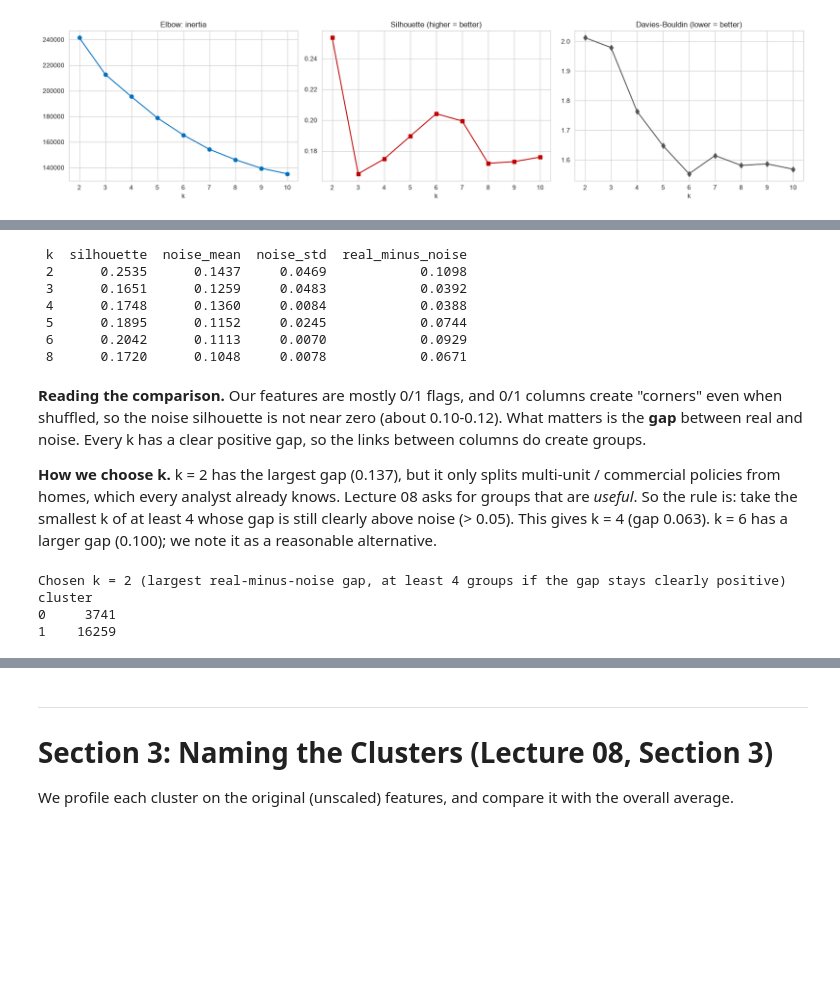
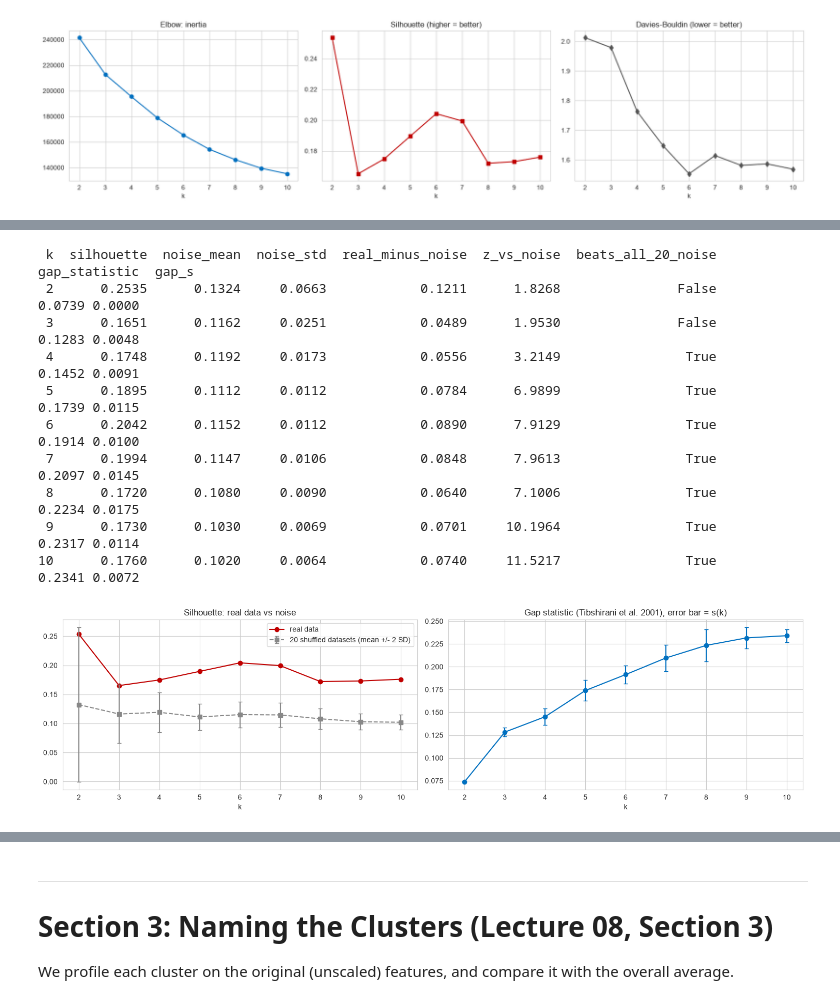
Before and after one commit to VenkatRepaka/nfip, a Jupyter notebook: 05_RQ3_building_policy_clusters.ipynb, the cells around one changed output, grey strips where cells are left out. Drawn from its saved outputs; the diff is of its cells as text; code cells hidden in the pictures; blank space fills up the shorter version.

```diff
--- a/05_RQ3_building_policy_clusters.ipynb
+++ b/05_RQ3_building_policy_clusters.ipynb
@@ -185,43 +197,53 @@ distribution but destroys the links between columns. Real structure lives in tho
 # %%
+NOISE_REPEATS = 20
+noise_k_values = list(range(2, 11))
 rng = np.random.default_rng(SEED)
 noise_rows = []
-for repeat in range(3):
+for repeat in range(NOISE_REPEATS):
     shuffled = scaled_sample.copy()
     for column_index in range(shuffled.shape[1]):
         shuffled[:, column_index] = rng.permutation(shuffled[:, column_index])
-    for k in [2, 3, 4, 5, 6, 8]:
-        labels = KMeans(n_clusters=k, n_init=10, random_state=SEED).fit_predict(shuffled)
-        noise_rows.append({'k': k, 'repeat': repeat, 'noise_silhouette': silhouette_score(shuffled, labels, sample_size=8000, random_state=SEED)})
-noise_table = pd.DataFrame(noise_rows).groupby('k')['noise_silhouette'].agg(['mean', 'std']).reset_index()
+    for k in noise_k_values:
+        noise_model = KMeans(n_clusters=k, n_init=10, random_state=SEED).fit(shuffled)
+        noise_rows.append({'k': k, 'repeat': repeat, 'noise_silhouette': silhouette_score(shuffled, noise_model.labels_, sample_size=8000, random_state=SEED),
+                           'noise_log_inertia': np.log(noise_model.inertia_)})
+noise_draws = pd.DataFrame(noise_rows)
+noise_table = noise_draws.groupby('k').agg(noise_mean=('noise_silhouette', 'mean'), noise_std=('noise_silhouette', 'std'),
+                                           noise_max=('noise_silhouette', 'max'), noise_log_W_mean=('noise_log_inertia', 'mean'),
+                                           noise_log_W_std=('noise_log_inertia', 'std')).reset_index()
 comparison = k_table.merge(noise_table, on='k')
-comparison['real_minus_noise'] = comparison['silhouette'] - comparison['mean']
-print(comparison[['k', 'silhouette', 'mean', 'std', 'real_minus_noise']].round(4).rename(columns={'mean': 'noise_mean', 'std': 'noise_std'}).to_string(index=False))
+comparison['real_minus_noise'] = comparison['silhouette'] - comparison['noise_mean']
+comparison['z_vs_noise'] = comparison['real_minus_noise'] / comparison['noise_std']
+comparison['beats_all_20_noise'] = comparison['silhouette'] > comparison['noise_max']
+comparison['gap_statistic'] = comparison['noise_log_W_mean'] - np.log(comparison['inertia'])
+comparison['gap_s'] = comparison['noise_log_W_std'] * np.sqrt(1 + 1 / NOISE_REPEATS)
+comparison.round(4).to_csv(TABLE_DIR / '05_rq3_k_selection.csv', index=False)
+print(comparison[['k', 'silhouette', 'noise_mean', 'noise_std', 'real_minus_noise', 'z_vs_noise', 'beats_all_20_noise',
+                  'gap_statistic', 'gap_s']].round(4).to_string(index=False))
 # %% [output]
- k  silhouette  noise_mean  noise_std  real_minus_noise
- 2      0.2535      0.1437     0.0469            0.1098
- 3      0.1651      0.1259     0.0483            0.0392
- 4      0.1748      0.1360     0.0084            0.0388
- 5      0.1895      0.1152     0.0245            0.0744
- 6      0.2042      0.1113     0.0070            0.0929
- 8      0.1720      0.1048     0.0078            0.0671
+ k  silhouette  noise_mean  noise_std  real_minus_noise  z_vs_noise  beats_all_20_noise  gap_statistic  gap_s
+ 2      0.2535      0.1324     0.0663            0.1211      1.8268               False         0.0739 0.0000
+ 3      0.1651      0.1162     0.0251            0.0489      1.9530               False         0.1283 0.0048
+ 4      0.1748      0.1192     0.0173            0.0556      3.2149                True         0.1452 0.0091
+ 5      0.1895      0.1112     0.0112            0.0784      6.9899                True         0.1739 0.0115
+ 6      0.2042      0.1152     0.0112            0.0890      7.9129                True         0.1914 0.0100
+ 7      0.1994      0.1147     0.0106            0.0848      7.9613                True         0.2097 0.0145
+ 8      0.1720      0.1080     0.0090            0.0640      7.1006                True         0.2234 0.0175
+ 9      0.1730      0.1030     0.0069            0.0701     10.1964                True         0.2317 0.0114
+10      0.1760      0.1020     0.0064            0.0740     11.5217                True         0.2341 0.0072
-# %% [markdown]
-**Reading the comparison.** Our features are mostly 0/1 flags, and 0/1 columns create "corners" even when
-shuffled, so the noise silhouette is not near zero (about 0.10-0.12). What matters is the **gap** between real
-and noise. Every k has a clear positive gap, so the links between columns do create groups.
-
-**How we choose k.** k = 2 has the largest gap (0.137), but it only splits multi-unit / commercial policies from
-homes, which every analyst already knows. Lecture 08 asks for groups that are *useful*. So the rule is: take the
-smallest k of at least 4 whose gap is still clearly above noise (> 0.05). This gives k = 4 (gap 0.063). k = 6 has a
-larger gap (0.100); we note it as a reasonable alternative.
-# %%
-CHOSEN_K = int(comparison.loc[comparison['real_minus_noise'].idxmax(), 'k'])
-CHOSEN_K = max(CHOSEN_K, 4) if comparison.loc[comparison['k'] == max(CHOSEN_K, 4), 'real_minus_noise'].iloc[0] > 0.05 else CHOSEN_K
-print(f'Chosen k = {CHOSEN_K} (largest real-minus-noise gap, at least 4 groups if the gap stays clearly positive)')
-kmeans_final = KMeans(n_clusters=CHOSEN_K, n_init=30, random_state=SEED).fit(scaled_sample)
-cluster_sample['cluster'] = kmeans_final.labels_
-print(cluster_sample['cluster'].value_counts().sort_index().to_string())
-# %% [output]
-Chosen k = 2 (largest real-minus-noise gap, at least 4 groups if the gap stays clearly positive)
-cluster
-0     3741
-1    16259
+# %%
+fig, axes = plt.subplots(1, 2, figsize=(15, 4.2))
+axes[0].plot(comparison['k'], comparison['silhouette'], 'o-', color='#C00000', label='real data')
+axes[0].errorbar(comparison['k'], comparison['noise_mean'], yerr=2 * comparison['noise_std'], fmt='s--', color='#888888',
+                 capsize=3, label='20 shuffled datasets (mean +/- 2 SD)')
+axes[0].set_title('Silhouette: real data vs noise')
+axes[0].legend()
+axes[1].errorbar(comparison['k'], comparison['gap_statistic'], yerr=comparison['gap_s'], fmt='o-', color='#0070C0', capsize=3)
+axes[1].set_title('Gap statistic (Tibshirani et al. 2001), error bar = s(k)')
+for ax in axes:
+    ax.set_xlabel('k')
+plt.tight_layout()
+plt.savefig(FIGURE_DIR / '05_noise_baseline_gap.png', dpi=120)
+plt.show()
+# %% [output]
+[figure, added]
```
Also changed, not shown: parts of 22 cells of this notebook, 40 other files.
